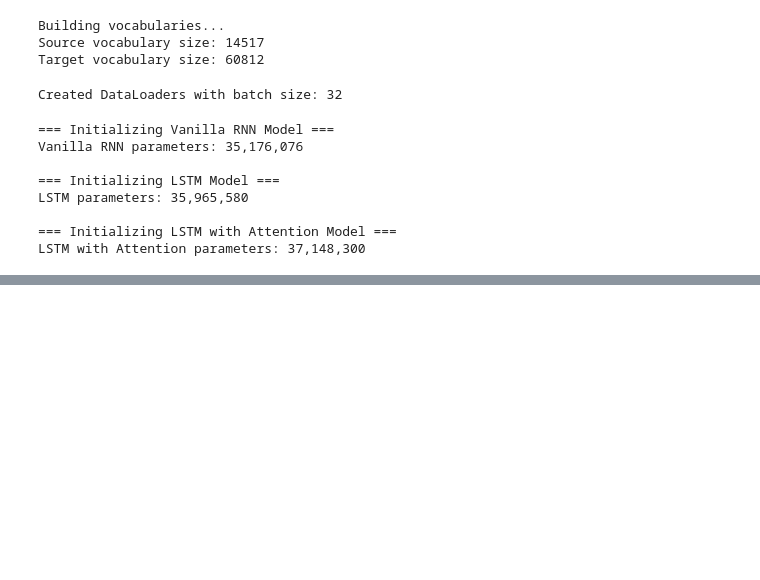
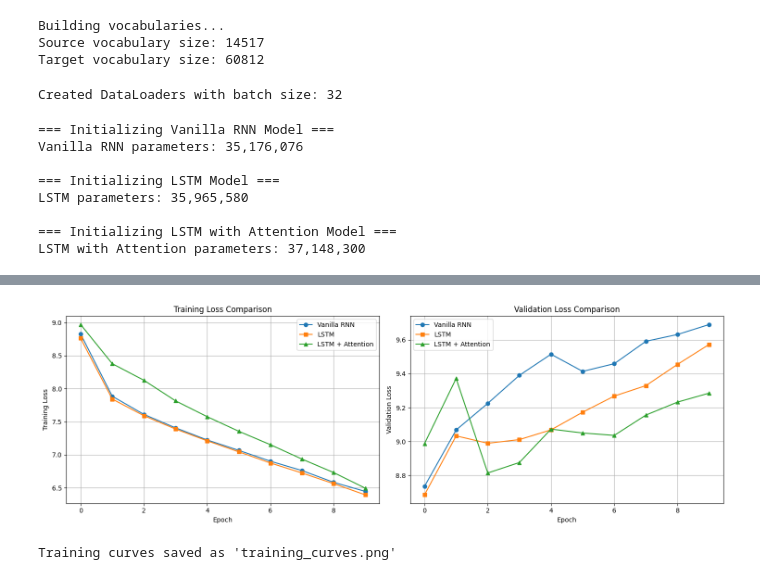
Before and after one commit to Rafid13iit/machine_learning_class_activities, a Jupyter notebook: text2code_seq2seq.ipynb, the cells around one changed output, grey strips where cells are left out. Drawn from its saved outputs; the diff is of its cells as text; code cells hidden in the pictures; blank space fills up the shorter version.

```diff
--- a/text2code_seq2seq.ipynb
+++ b/text2code_seq2seq.ipynb
@@ -832,0 +830,37 @@ Epoch: 03 | Time: 3m 2s
+# %%
+# ================================================================
+# 11. PLOT TRAINING CURVES
+# ================================================================
+
+plt.figure(figsize=(15, 5))
+
+# Plot 1: Training Loss
+plt.subplot(1, 2, 1)
+plt.plot(vanilla_rnn_train_losses, label='Vanilla RNN', marker='o')
+plt.plot(lstm_train_losses, label='LSTM', marker='s')
+plt.plot(lstm_attention_train_losses, label='LSTM + Attention', marker='^')
+plt.xlabel('Epoch')
+plt.ylabel('Training Loss')
+plt.title('Training Loss Comparison')
+plt.legend()
+plt.grid(True)
+
+# Plot 2: Validation Loss
+plt.subplot(1, 2, 2)
+plt.plot(vanilla_rnn_val_losses, label='Vanilla RNN', marker='o')
+plt.plot(lstm_val_losses, label='LSTM', marker='s')
+plt.plot(lstm_attention_val_losses, label='LSTM + Attention', marker='^')
+plt.xlabel('Epoch')
+plt.ylabel('Validation Loss')
+plt.title('Validation Loss Comparison')
+plt.legend()
+plt.grid(True)
+
+plt.tight_layout()
+plt.savefig('training_curves.png', dpi=300, bbox_inches='tight')
+plt.show()
+
+print("\nTraining curves saved as 'training_curves.png'")
+# %% [output]
+[figure, added]
+Training curves saved as 'training_curves.png'
```
Also changed, not shown: parts of 7 cells of this notebook.
